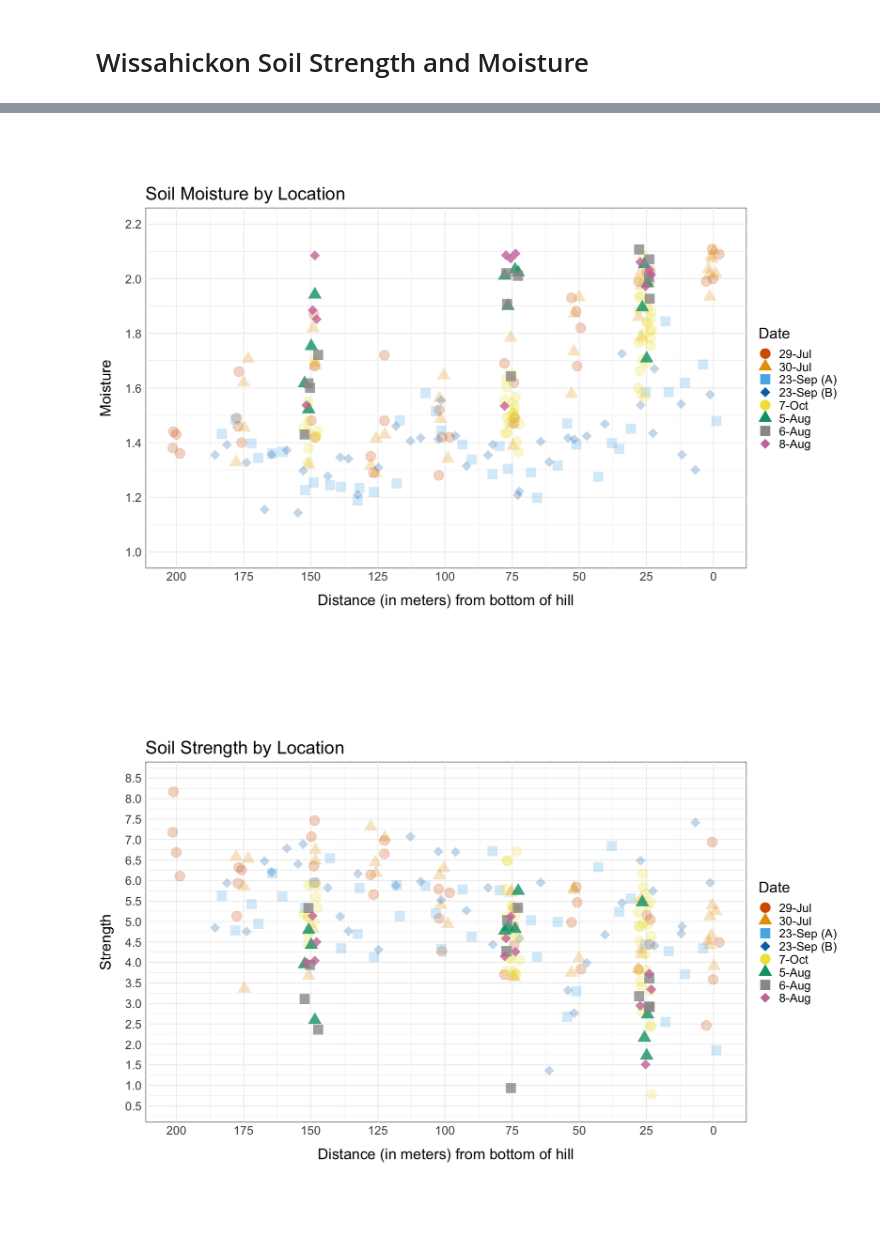
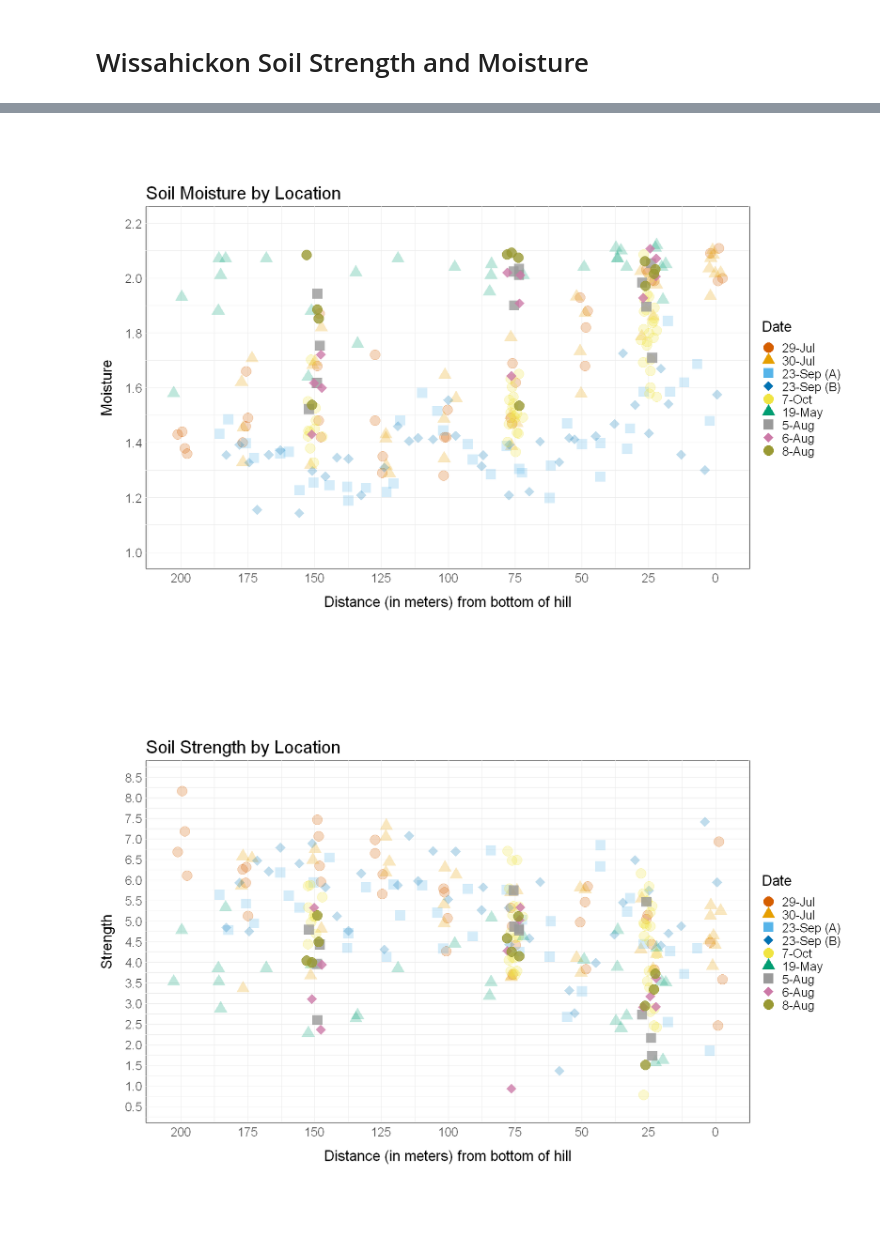
Before and after one commit to cristinagwilson/data-foraging-in-human-robot-teams, a Jupyter notebook: Field Work/WissahickonSoil.ipynb, the cells around one changed output, grey strips where cells are left out. Cells and saved outputs as stored; diff of their text form; code cells hidden in the pictures.

```diff
--- a/Field Work/WissahickonSoil.ipynb
+++ b/Field Work/WissahickonSoil.ipynb
@@ -23,7 +24,9 @@ Aug8 <- WissDat.split$`8-Aug`
 Sept23a <- WissDat.split$`23-Sep (A)`
 Sept23b <- WissDat.split$`23-Sep (B)`
 Oct7 <- WissDat.split$`7-Oct`
+May19 <- WissDat.split$`19-May`
+May20 <- WissDat.split$`20-May`
 
 # create colorblind friendly palette for plotting
-cbp1 <- c("#D55E00", "#E69F00", "#56B4E9", "#0072B2","#F0E442","#009E73","#999999", "#CC79A7")
+cbp1 <- c("#D55E00", "#E69F00", "#56B4E9", "#0072B2","#F0E442","#009E73","#999999", "#CC79A7", "#999933")
 # %% [output]
@@ -185,46 +256,46 @@ print (ggplot(WissDat.Transect, aes(x=DistJitter, y=Strength, color=Date, shape=
 <img src="RainTimeline.jpg" width="700" height="800" align="left" />
 # %%
 # moisture by location plot that now includes data collection in August 2020
-WissDat.Rain <- rbind(July29, July30, Sept23a, Sept23b, Oct7, Aug5, Aug6, Aug8)
+WissDat.Rain <- rbind(July29, July30, Sept23a, Sept23b, Oct7, May19, Aug5, Aug6, Aug8)
 WissDat.Rain$DistJitter <- ifelse(WissDat.Rain$Date == "23-Sept (A)" | WissDat.Rain$Date == "23-Sep (B)",
                                       WissDat.Rain$Distance, jitter(WissDat.Rain$Distance, amount = 5))
 WissDat.Rain$Date <- factor(WissDat.Rain$Date, levels = c("29-Jul", "30-Jul", "23-Sep (A)", "23-Sep (B)",
-                                                                 "7-Oct","5-Aug", "6-Aug", "8-Aug"))
+                                                                 "7-Oct","19-May","5-Aug", "6-Aug", "8-Aug"))
 alpha <- ifelse(WissDat.Rain$Date == "5-Aug" | WissDat.Rain$Date == "6-Aug" |
                 WissDat.Rain$Date == "8-Aug", .8, .25)
 options (repr.plot.width=14, repr.plot.height=10)
 WissDat.Rain$DistJitter <- jitter(WissDat.Rain$Distance, amount = 3)
 print (ggplot(WissDat.Rain, aes(x=DistJitter, y=Moisture, color=Date, shape=Date)) +
     geom_point(size=6, alpha=alpha) +
     scale_x_reverse (name = "Distance (in meters) from bottom of hill", breaks = seq(0,200,25)) +
     scale_y_continuous (breaks = seq(1, 2.2, .2), limits = c(1, 2.2)) +
     scale_color_manual (values = cbp1) +
-    scale_shape_manual (values = c(19,17,15,18,19,17,15,18)) +
+    scale_shape_manual (values = c(19,17,15,18,19,17,15,18,19)) +
     theme_minimal() +
     ggtitle ("Soil Moisture by Location") +
     theme (text = element_text(size=20),
            axis.title.x = element_text(margin = margin(15,0,0,0)),
            axis.title.y = element_text(margin = margin(0,15,0,0)),
            panel.background = element_rect(fill = NA, color = "black"),
            aspect.ratio = .6) )
 
 # strength by location plot that now includes data collection in August 2020
 options (repr.plot.width=14, repr.plot.height=10)
 print (ggplot(WissDat.Rain, aes(x=DistJitter, y=Strength, color=Date, shape=Date)) +
     geom_point(size=6, alpha=alpha) +
     scale_x_reverse (name = "Distance (in meters) from bottom of hill", breaks = seq(0,200,25)) +
     scale_y_continuous (breaks = seq(0.5, 8.5, .5), limits = c(0.5, 8.5)) +
     scale_color_manual (values = cbp1) +
-    scale_shape_manual (values = c(19,17,15,18,19,17,15,18)) +
+    scale_shape_manual (values = c(19,17,15,18,19,17,15,18,19)) +
     theme_minimal() +
     ggtitle ("Soil Strength by Location") +
     theme (text = element_text(size=20),
            axis.title.x = element_text(margin = margin(15,0,0,0)),
            axis.title.y = element_text(margin = margin(0,15,0,0)),
            panel.background = element_rect(fill = NA, color = "black"),
            aspect.ratio = .6) )
 # %% [output]
-[figure, old version]
+[figure, new version]
-[figure, old version]
+[figure, new version]
 # %% [markdown]
 <img src="RainEventForce.jpg" width="750" height="800" align="left"/>
```
Also changed, not shown: parts of 21 cells of this notebook, 10 other files.
